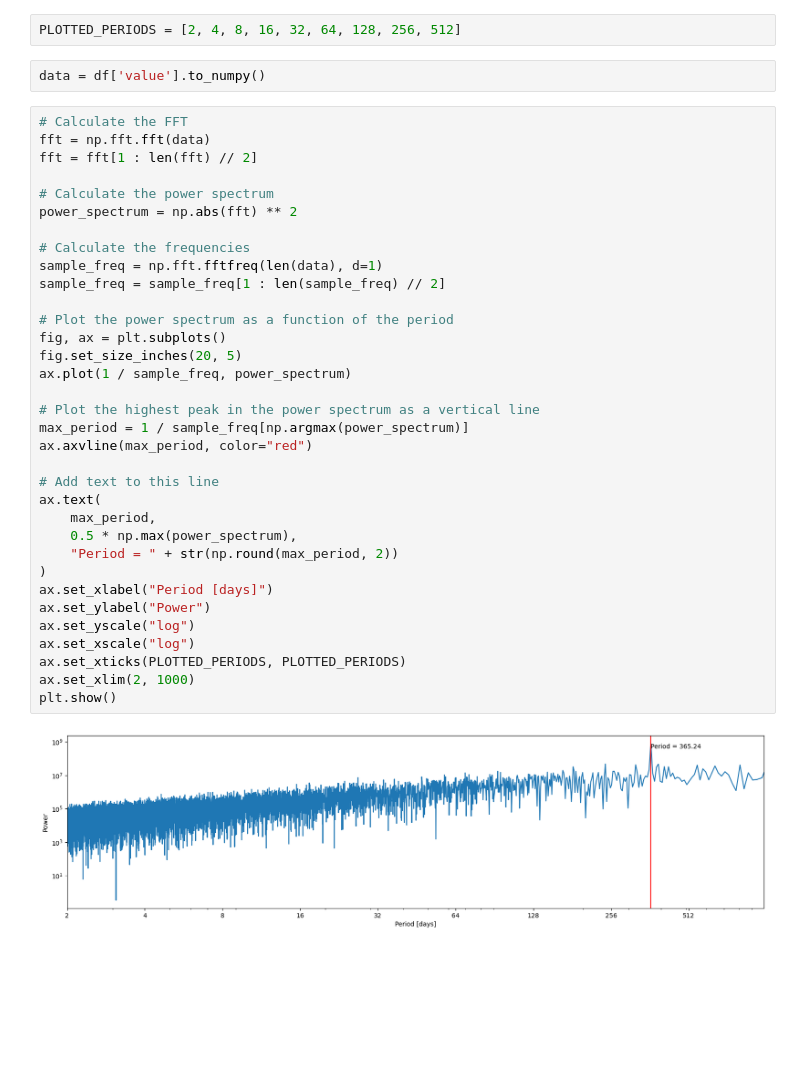
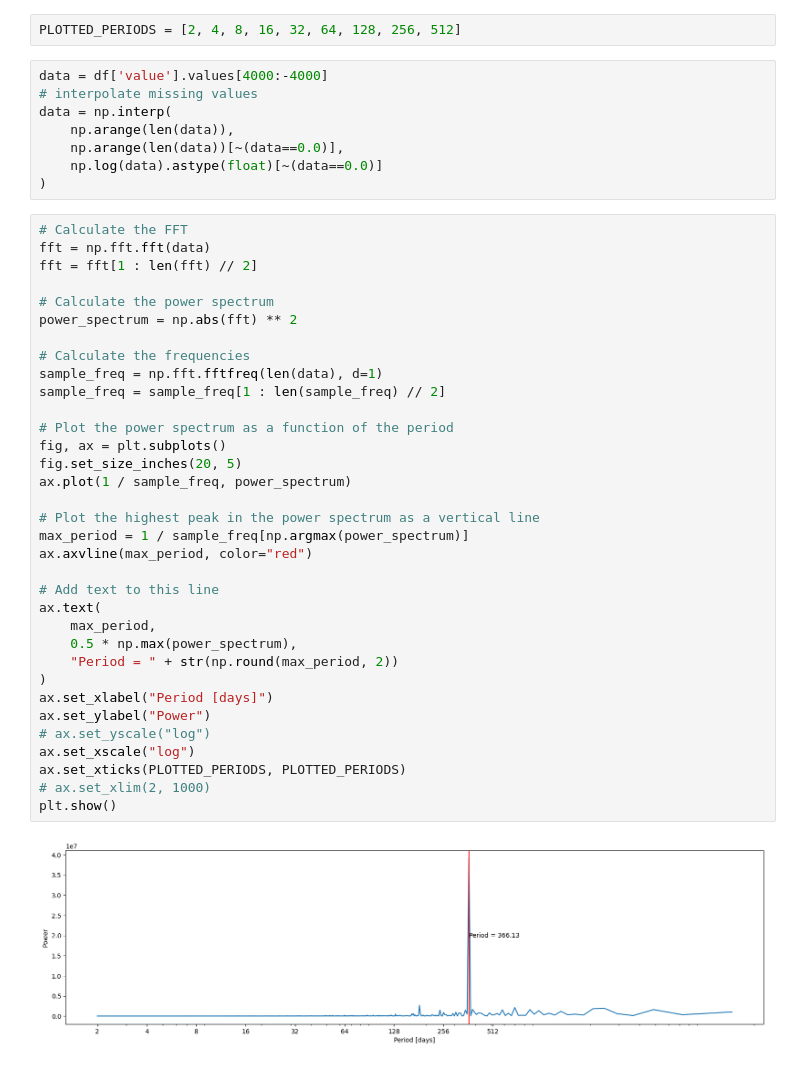
Before and after one commit to MariusAlonso/MVA-TS-Intrinsic-Timescales-Surface-Solar-Irradiance, a Jupyter notebook: paul.ipynb, the cells around one changed output. Saved outputs shown, nothing was run; the diff lists cells and outputs as text; blank space fills up the shorter version.

```diff
--- a/paul.ipynb
+++ b/paul.ipynb
@@ -19,41 +19,47 @@ df.plot(x='time', y='value', figsize=(15, 5))
 [figure]
 # %%
 PLOTTED_PERIODS = [2, 4, 8, 16, 32, 64, 128, 256, 512]
-# %%
-data = df['value'].to_numpy()
+# %%
+data = df['value'].values[4000:-4000]
+# interpolate missing values
+data = np.interp(
+    np.arange(len(data)),
+    np.arange(len(data))[~(data==0.0)],
+    np.log(data).astype(float)[~(data==0.0)]
+)
 # %%
 # Calculate the FFT
 fft = np.fft.fft(data)
 fft = fft[1 : len(fft) // 2]
 
 # Calculate the power spectrum
 power_spectrum = np.abs(fft) ** 2
 
 # Calculate the frequencies
 sample_freq = np.fft.fftfreq(len(data), d=1)
 sample_freq = sample_freq[1 : len(sample_freq) // 2]
 
 # Plot the power spectrum as a function of the period
 fig, ax = plt.subplots()
 fig.set_size_inches(20, 5)
 ax.plot(1 / sample_freq, power_spectrum)
 
 # Plot the highest peak in the power spectrum as a vertical line
 max_period = 1 / sample_freq[np.argmax(power_spectrum)]
 ax.axvline(max_period, color="red")
 
 # Add text to this line
 ax.text(
     max_period,
     0.5 * np.max(power_spectrum),
     "Period = " + str(np.round(max_period, 2))
 )
 ax.set_xlabel("Period [days]")
 ax.set_ylabel("Power")
-ax.set_yscale("log")
+# ax.set_yscale("log")
 ax.set_xscale("log")
 ax.set_xticks(PLOTTED_PERIODS, PLOTTED_PERIODS)
-ax.set_xlim(2, 1000)
+# ax.set_xlim(2, 1000)
 plt.show()
 # %% [output]
-[figure, old version]
+[figure, new version]
```
Also changed, not shown: parts of 13 cells of this notebook, 1 other file.
